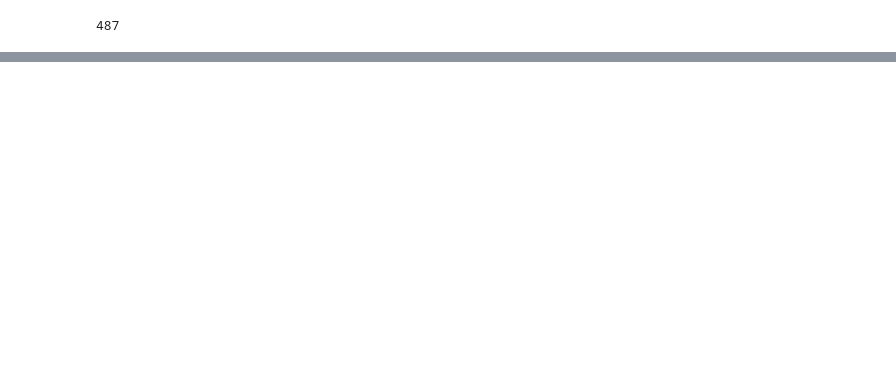
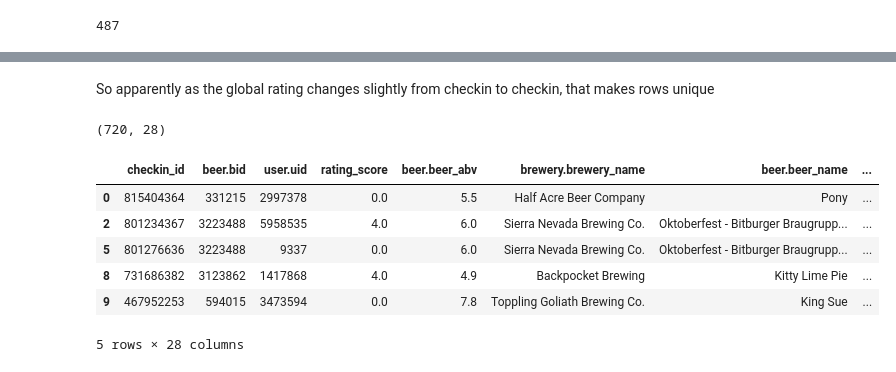
Before and after one commit to ebhtra/springboard, a Jupyter notebook: FirstLookCheckinEDA.ipynb, the cells around one changed output, grey strips where cells are left out. Saved outputs shown, nothing was run; the diff lists cells and outputs as text; code cells hidden in the pictures; blank space fills up the shorter version.

```diff
--- a/FirstLookCheckinEDA.ipynb
+++ b/FirstLookCheckinEDA.ipynb
@@ -173,0 +263,15 @@ sum(sample_checkins['beer.beer_style'].apply(lambda x: x.startswith('IPA')))
+# %% [markdown]
+So apparently as the global rating changes slightly from checkin to checkin, that makes rows unique
+# %%
+matches.drop_duplicates('checkin_id', keep='first', inplace=True)  # The keep='first' is arbitrary
+print(matches.shape)
+matches.head()
+# %% [output]
+(720, 28)
+|  | checkin_id | beer.bid | user.uid | rating_score | beer.beer_abv | brewery.brewery_name | beer.beer_name | ... |
+| 0 | 815404364 | 331215 | 2997378 | 0.0 | 5.5 | Half Acre Beer Company | Pony | ... |
+| 2 | 801234367 | 3223488 | 5958535 | 4.0 | 6.0 | Sierra Nevada Brewing Co. | Oktoberfest - Bitburger Braugrupp... | ... |
+| 5 | 801276636 | 3223488 | 9337 | 0.0 | 6.0 | Sierra Nevada Brewing Co. | Oktoberfest - Bitburger Braugrupp... | ... |
+| 8 | 731686382 | 3123862 | 1417868 | 4.0 | 4.9 | Backpocket Brewing | Kitty Lime Pie | ... |
+| 9 | 467952253 | 594015 | 3473594 | 0.0 | 7.8 | Toppling Goliath Brewing Co. | King Sue | ... |
+5 rows × 28 columns
```
Also changed, not shown: parts of 66 cells of this notebook.
